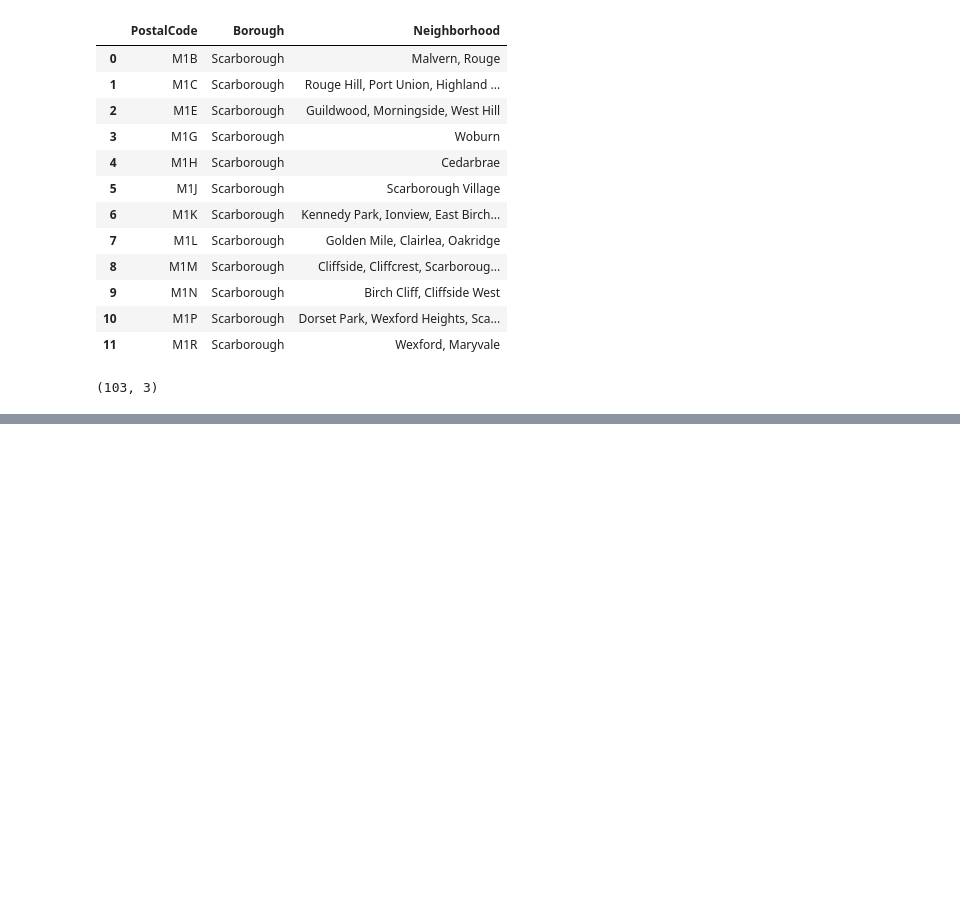
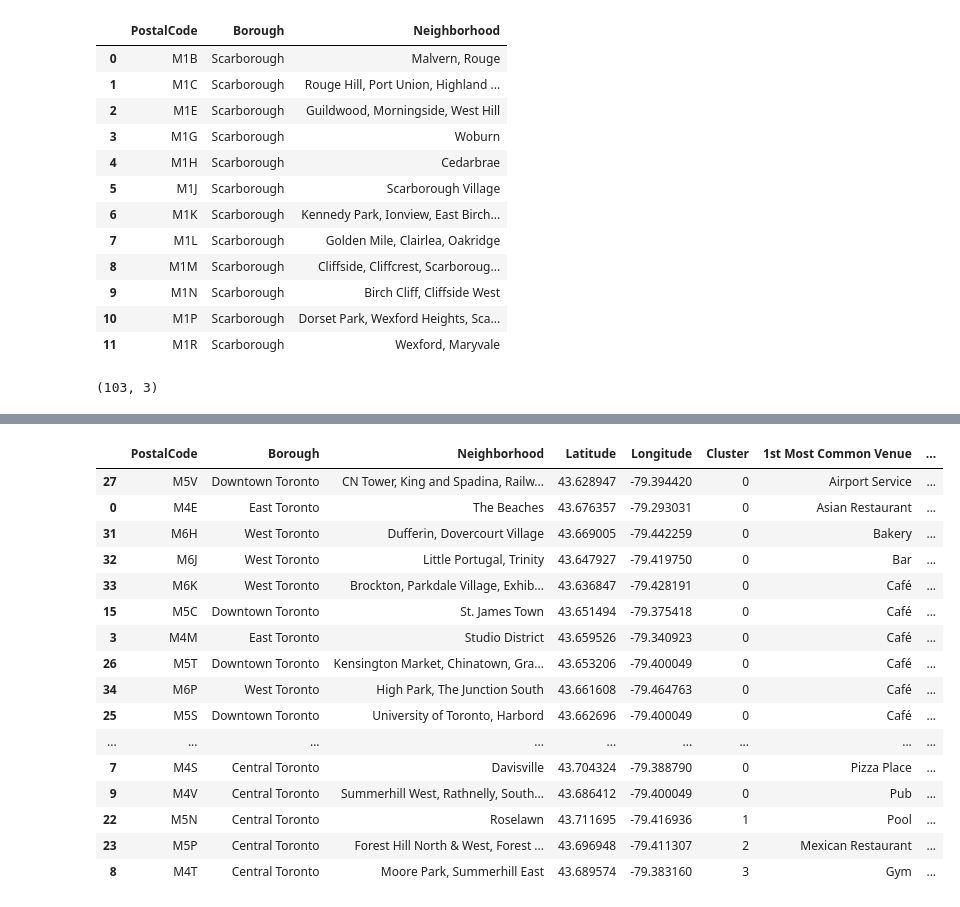
Before and after one commit to sergeykh98/Coursera_Capstone, a Jupyter notebook: Segmenting and Clustering Toronto Project.ipynb, the cells around one changed output, grey strips where cells are left out. Cells and saved outputs as stored; diff of their text form; code cells hidden in the pictures; blank space fills up the shorter version.

Commit message:
Published from Watson Studio.

```diff
--- a/Segmenting and Clustering Toronto Project.ipynb
+++ b/Segmenting and Clustering Toronto Project.ipynb
@@ -80,0 +308,4 @@ df.shape
+# %%
+toronto_central_venues_freq = toronto_central_onehot.groupby(['PostalCode', 'Borough', 'Neighborhoods']).mean().reset_index()
+print(toronto_central_venues_freq.shape)
+toronto_central_venues_freq.head()
@@ -80,0 +321,27 @@ df.shape
+# %%
+num_top_venues = 10
+
+indicators = ['st', 'nd', 'rd']
+
+# create columns according to number of top venues
+areaColumns = ['PostalCode', 'Borough', 'Neighborhoods']
+freqColumns = []
+for ind in np.arange(num_top_venues):
+    try:
+        freqColumns.append('{}{} Most Common Venue'.format(ind+1, indicators[ind]))
+    except:
+        freqColumns.append('{}th Most Common Venue'.format(ind+1))
+columns = areaColumns+freqColumns
+# create a new dataframe
+neighborhoods_venues_sorted = pd.DataFrame(columns=columns)
+neighborhoods_venues_sorted['PostalCode'] = toronto_central_venues_freq['PostalCode']
+neighborhoods_venues_sorted['Borough'] = toronto_central_venues_freq['Borough']
+neighborhoods_venues_sorted['Neighborhoods'] = toronto_central_venues_freq['Neighborhoods']
+
+for ind in np.arange(toronto_central_venues_freq.shape[0]):
+    row_categories = toronto_central_venues_freq.iloc[ind, :].iloc[3:]
+    row_categories_sorted = row_categories.sort_values(ascending=False)
+    neighborhoods_venues_sorted.iloc[ind, 3:] = row_categories_sorted.index.values[0:num_top_venues]
+
+neighborhoods_venues_sorted.sort_values(freqColumns, inplace=True)
+neighborhoods_venues_sorted
@@ -80,0 +366,31 @@ df.shape
+# %%
+kclusters = 4
+
+toronto_central_venues_freq_clustering = toronto_central_venues_freq.drop(['PostalCode', 'Borough', 'Neighborhoods'], 1)
+
+kmeans = KMeans(n_clusters=kclusters, random_state=0).fit(toronto_central_venues_freq_clustering)
+
+toronto_central_clustered_df = toronto_central_df
+toronto_central_clustered_df['Cluster'] = kmeans.labels_
+
+toronto_central_clustered_df = toronto_central_clustered_df.join(neighborhoods_venues_sorted.drop(['Borough', 'Neighborhoods'], 1).set_index('PostalCode'), on='PostalCode')
+toronto_central_clustered_df.sort_values(['Cluster'] + freqColumns, inplace=True)
+toronto_central_clustered_df
+# %% [output]
+|  | PostalCode | Borough | Neighborhood | Latitude | Longitude | Cluster | 1st Most Common Venue | ... |
+| 27 | M5V | Downtown Toronto | CN Tower, King and Spadina, Railw... | 43.628947 | -79.394420 | 0 | Airport Service | ... |
+| 0 | M4E | East Toronto | The Beaches | 43.676357 | -79.293031 | 0 | Asian Restaurant | ... |
+| 31 | M6H | West Toronto | Dufferin, Dovercourt Village | 43.669005 | -79.442259 | 0 | Bakery | ... |
+| 32 | M6J | West Toronto | Little Portugal, Trinity | 43.647927 | -79.419750 | 0 | Bar | ... |
+| 33 | M6K | West Toronto | Brockton, Parkdale Village, Exhib... | 43.636847 | -79.428191 | 0 | Café | ... |
+| 15 | M5C | Downtown Toronto | St. James Town | 43.651494 | -79.375418 | 0 | Café | ... |
+| 3 | M4M | East Toronto | Studio District | 43.659526 | -79.340923 | 0 | Café | ... |
+| 26 | M5T | Downtown Toronto | Kensington Market, Chinatown, Gra... | 43.653206 | -79.400049 | 0 | Café | ... |
+| 34 | M6P | West Toronto | High Park, The Junction South | 43.661608 | -79.464763 | 0 | Café | ... |
+| 25 | M5S | Downtown Toronto | University of Toronto, Harbord | 43.662696 | -79.400049 | 0 | Café | ... |
+| ... | ... | ... | ... | ... | ... | ... | ... | ... |
+| 7 | M4S | Central Toronto | Davisville | 43.704324 | -79.388790 | 0 | Pizza Place | ... |
+| 9 | M4V | Central Toronto | Summerhill West, Rathnelly, South... | 43.686412 | -79.400049 | 0 | Pub | ... |
+| 22 | M5N | Central Toronto | Roselawn | 43.711695 | -79.416936 | 1 | Pool | ... |
+| 23 | M5P | Central Toronto | Forest Hill North & West, Forest ... | 43.696948 | -79.411307 | 2 | Mexican Restaurant | ... |
+| 8 | M4T | Central Toronto | Moore Park, Summerhill East | 43.689574 | -79.383160 | 3 | Gym | ... |
```
Also changed, not shown: parts of 22 cells of this notebook.
